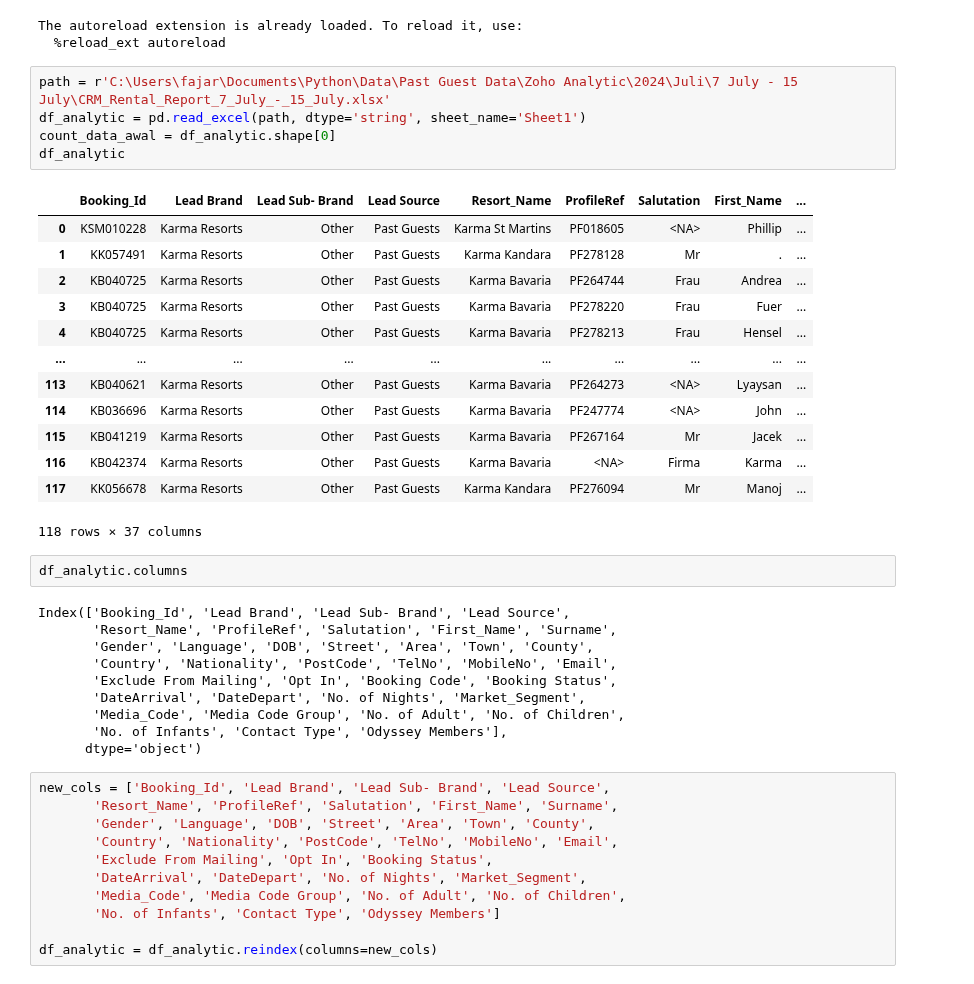
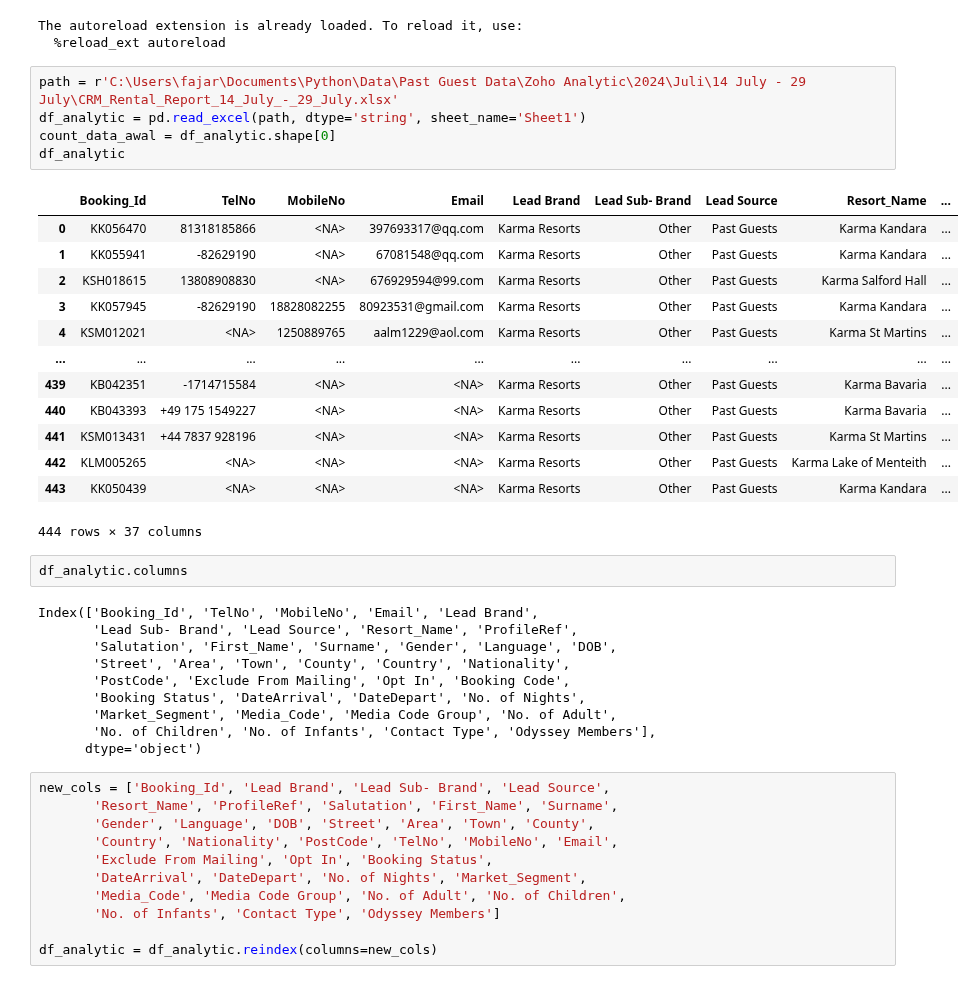
Before and after one commit to fajarfat1195/python.github.io, a Jupyter notebook: view_point_app/past_guest_clean_1.ipynb, the cells around one changed output. Saved outputs shown, nothing was run; the diff lists cells and outputs as text.

```diff
--- a/view_point_app/past_guest_clean_1.ipynb
+++ b/view_point_app/past_guest_clean_1.ipynb
@@ -15,35 +15,35 @@ import main_module as m
 The autoreload extension is already loaded. To reload it, use:
   %reload_ext autoreload
 # %%
-path = r'C:\Users\fajar\Documents\Python\Data\Past Guest Data\Zoho Analytic\2024\Juli\7 July - 15 July\CRM_Rental_Report_7_July_-_15_July.xlsx'
+path = r'C:\Users\fajar\Documents\Python\Data\Past Guest Data\Zoho Analytic\2024\Juli\14 July - 29 July\CRM_Rental_Report_14_July_-_29_July.xlsx'
 df_analytic = pd.read_excel(path, dtype='string', sheet_name='Sheet1')
 count_data_awal = df_analytic.shape[0]
 df_analytic
 # %% [output]
-|  | Booking_Id | Lead Brand | Lead Sub- Brand | Lead Source | Resort_Name | ProfileRef | Salutation | First_Name | ... |
-| 0 | KSM010228 | Karma Resorts | Other | Past Guests | Karma St Martins | PF018605 | <NA> | Phillip | ... |
-| 1 | KK057491 | Karma Resorts | Other | Past Guests | Karma Kandara | PF278128 | Mr | . | ... |
-| 2 | KB040725 | Karma Resorts | Other | Past Guests | Karma Bavaria | PF264744 | Frau | Andrea | ... |
-| 3 | KB040725 | Karma Resorts | Other | Past Guests | Karma Bavaria | PF278220 | Frau | Fuer | ... |
-| 4 | KB040725 | Karma Resorts | Other | Past Guests | Karma Bavaria | PF278213 | Frau | Hensel | ... |
+|  | Booking_Id | TelNo | MobileNo | Email | Lead Brand | Lead Sub- Brand | Lead Source | Resort_Name | ... |
+| 0 | KK056470 | 81318185866 | <NA> | 397693317@qq.com | Karma Resorts | Other | Past Guests | Karma Kandara | ... |
+| 1 | KK055941 | -82629190 | <NA> | 67081548@qq.com | Karma Resorts | Other | Past Guests | Karma Kandara | ... |
+| 2 | KSH018615 | 13808908830 | <NA> | 676929594@99.com | Karma Resorts | Other | Past Guests | Karma Salford Hall | ... |
+| 3 | KK057945 | -82629190 | 18828082255 | 80923531@gmail.com | Karma Resorts | Other | Past Guests | Karma Kandara | ... |
+| 4 | KSM012021 | <NA> | 1250889765 | aalm1229@aol.com | Karma Resorts | Other | Past Guests | Karma St Martins | ... |
 | ... | ... | ... | ... | ... | ... | ... | ... | ... | ... |
-| 113 | KB040621 | Karma Resorts | Other | Past Guests | Karma Bavaria | PF264273 | <NA> | Lyaysan | ... |
-| 114 | KB036696 | Karma Resorts | Other | Past Guests | Karma Bavaria | PF247774 | <NA> | John | ... |
-| 115 | KB041219 | Karma Resorts | Other | Past Guests | Karma Bavaria | PF267164 | Mr | Jacek | ... |
-| 116 | KB042374 | Karma Resorts | Other | Past Guests | Karma Bavaria | <NA> | Firma | Karma | ... |
-| 117 | KK056678 | Karma Resorts | Other | Past Guests | Karma Kandara | PF276094 | Mr | Manoj | ... |
+| 439 | KB042351 | -1714715584 | <NA> | <NA> | Karma Resorts | Other | Past Guests | Karma Bavaria | ... |
+| 440 | KB043393 | +49 175 1549227 | <NA> | <NA> | Karma Resorts | Other | Past Guests | Karma Bavaria | ... |
+| 441 | KSM013431 | +44 7837 928196 | <NA> | <NA> | Karma Resorts | Other | Past Guests | Karma St Martins | ... |
+| 442 | KLM005265 | <NA> | <NA> | <NA> | Karma Resorts | Other | Past Guests | Karma Lake of Menteith | ... |
+| 443 | KK050439 | <NA> | <NA> | <NA> | Karma Resorts | Other | Past Guests | Karma Kandara | ... |
-118 rows × 37 columns
+444 rows × 37 columns
 # %%
 df_analytic.columns
 # %% [output]
-Index(['Booking_Id', 'Lead Brand', 'Lead Sub- Brand', 'Lead Source',
-       'Resort_Name', 'ProfileRef', 'Salutation', 'First_Name', 'Surname',
-       'Gender', 'Language', 'DOB', 'Street', 'Area', 'Town', 'County',
-       'Country', 'Nationality', 'PostCode', 'TelNo', 'MobileNo', 'Email',
-       'Exclude From Mailing', 'Opt In', 'Booking Code', 'Booking Status',
-       'DateArrival', 'DateDepart', 'No. of Nights', 'Market_Segment',
-       'Media_Code', 'Media Code Group', 'No. of Adult', 'No. of Children',
-       'No. of Infants', 'Contact Type', 'Odyssey Members'],
+Index(['Booking_Id', 'TelNo', 'MobileNo', 'Email', 'Lead Brand',
+       'Lead Sub- Brand', 'Lead Source', 'Resort_Name', 'ProfileRef',
+       'Salutation', 'First_Name', 'Surname', 'Gender', 'Language', 'DOB',
+       'Street', 'Area', 'Town', 'County', 'Country', 'Nationality',
+       'PostCode', 'Exclude From Mailing', 'Opt In', 'Booking Code',
+       'Booking Status', 'DateArrival', 'DateDepart', 'No. of Nights',
+       'Market_Segment', 'Media_Code', 'Media Code Group', 'No. of Adult',
+       'No. of Children', 'No. of Infants', 'Contact Type', 'Odyssey Members'],
       dtype='object')
 # %%
 new_cols = ['Booking_Id', 'Lead Brand', 'Lead Sub- Brand', 'Lead Source',
```
Also changed, not shown: parts of 8 cells of this notebook, 6 other files.
